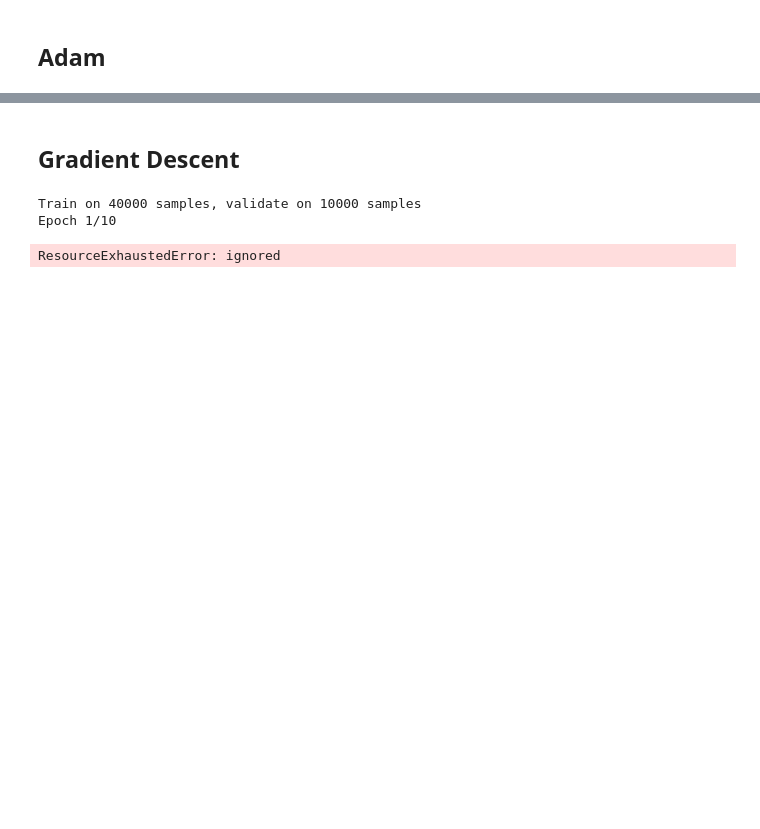
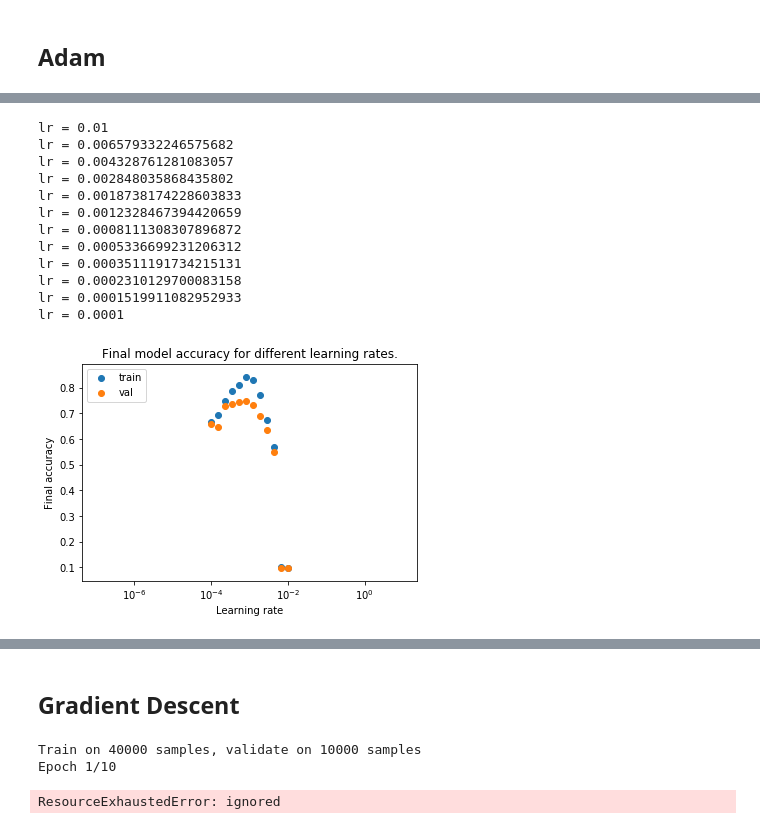
Before and after one commit to avouacr/generalizationML-project, a Jupyter notebook: comparison_optimizers.ipynb, the cells around one changed output, grey strips where cells are left out. Saved outputs shown, nothing was run; the diff lists cells and outputs as text; code cells hidden in the pictures; blank space fills up the shorter version.

```diff
--- a/comparison_optimizers.ipynb
+++ b/comparison_optimizers.ipynb
@@ -209,0 +277,38 @@ eval_model(cnn_adam_trained)
+# %%
+def tune_Adam(lr_space):
+  # Compute
+  accuracies = []
+  val_accuracies = []
+  for lr in lr_space:
+    print("lr =", lr)
+    adam = Adam(lr=lr, beta_1=0.9, beta_2=0.999, amsgrad=False)
+    cnn_adam = cnn_model(x_train.shape[1:], 10, optimizer=adam)
+    cnn_adam_trained = train_model(cnn_adam, x_train, y_train, batch_size=32, epochs=5, verbose=0)
+    accuracies.append(cnn_adam_trained.history['acc'][-1])
+    val_accuracies.append(cnn_adam_trained.history['val_acc'][-1])
+
+  # Display
+  plt.xscale('log')
+  plt.scatter(lr_space, accuracies)
+  plt.scatter(lr_space, val_accuracies)
+  plt.title('Final model accuracy for different learning rates.')
+  plt.ylabel('Final accuracy')
+  plt.xlabel('Learning rate')
+  plt.legend(['train', 'val'], loc='upper left')
+  plt.show()
+# %%
+tune_Adam(1/np.power(10, np.linspace(2, 4, 12)))
+# %% [output]
+lr = 0.01
+lr = 0.006579332246575682
+lr = 0.004328761281083057
+lr = 0.002848035868435802
+lr = 0.0018738174228603833
+lr = 0.0012328467394420659
+lr = 0.0008111308307896872
+lr = 0.0005336699231206312
+lr = 0.0003511191734215131
+lr = 0.0002310129700083158
+lr = 0.0001519911082952933
+lr = 0.0001
+[figure, added]
```
Also changed, not shown: parts of 26 cells of this notebook.
